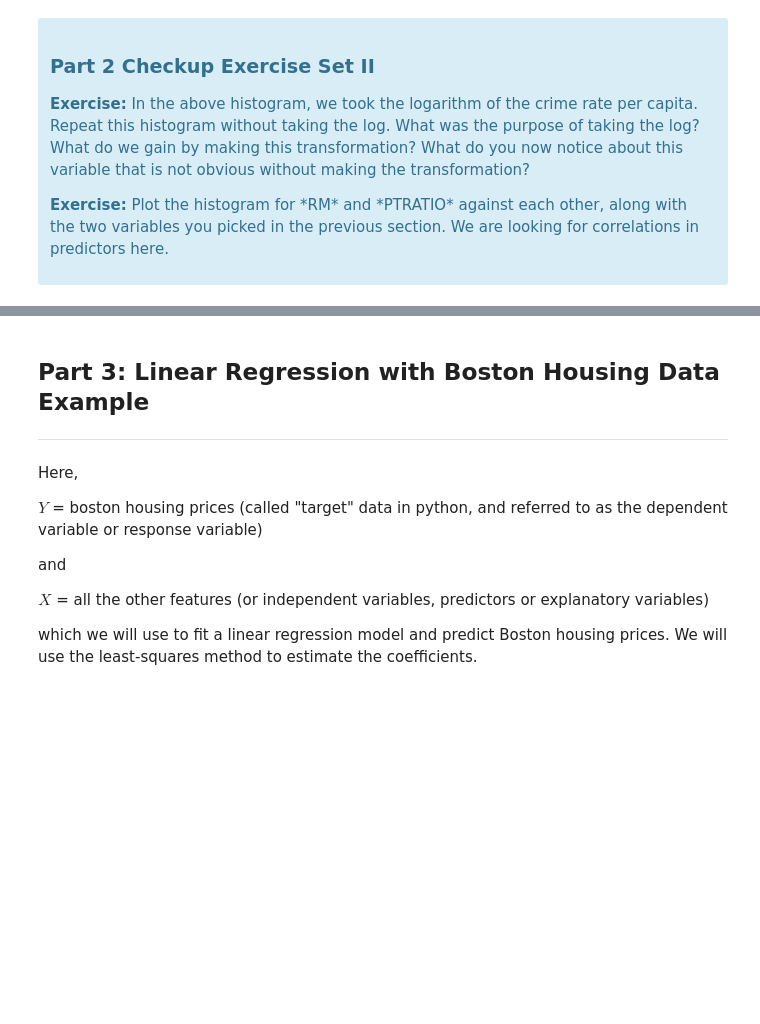
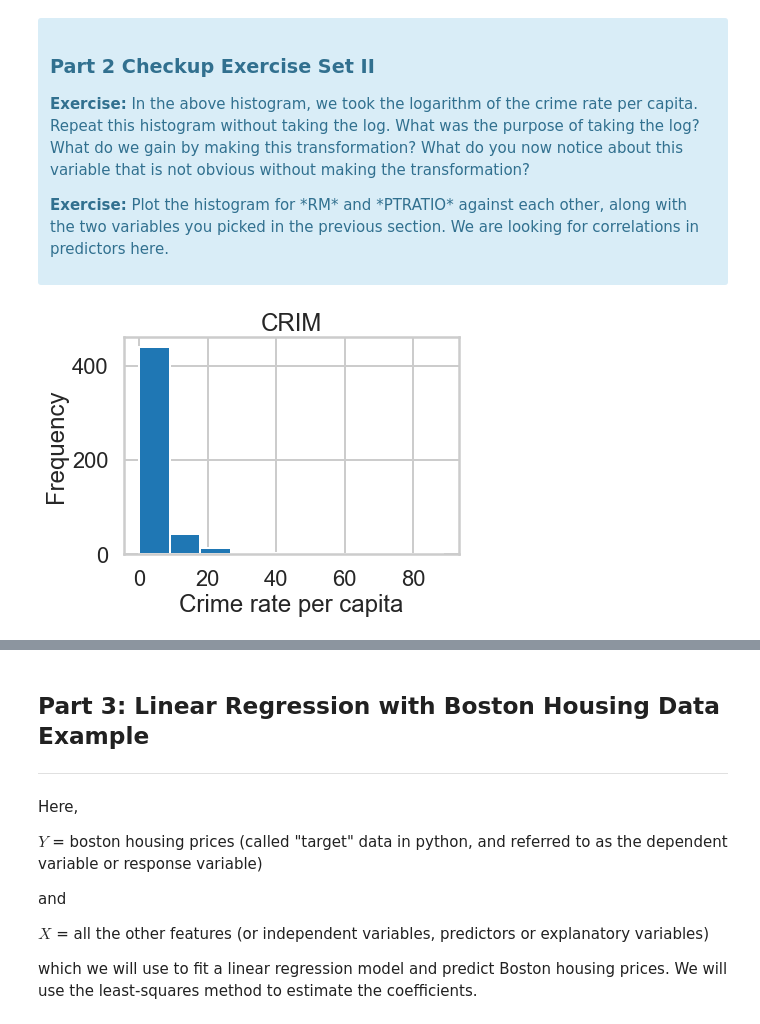
Before and after one commit to rogersnet/mec-mini-projects, a Jupyter notebook: mec-11.4.1-linear-regression-mini-project/Mini_Project_Linear_Regression.ipynb, the cells around one changed output, grey strips where cells are left out. Saved outputs shown, nothing was run; the diff lists cells and outputs as text; code cells hidden in the pictures; blank space fills up the shorter version.

```diff
--- a/mec-11.4.1-linear-regression-mini-project/Mini_Project_Linear_Regression.ipynb
+++ b/mec-11.4.1-linear-regression-mini-project/Mini_Project_Linear_Regression.ipynb
@@ -369,0 +388,11 @@ plt.show()
+# %%
+#your turn
+plt.hist(bos.CRIM)
+plt.title("CRIM")
+plt.xlabel("Crime rate per capita")
+plt.ylabel("Frequency")
+plt.show()
+
+# When using the log scale, we observe a meaningful distribution of the data and it also shows that the crime rate on log scale is uniformly distributed.
+# %% [output]
+[figure, added]
```
Also changed, not shown: parts of 7 cells of this notebook.
